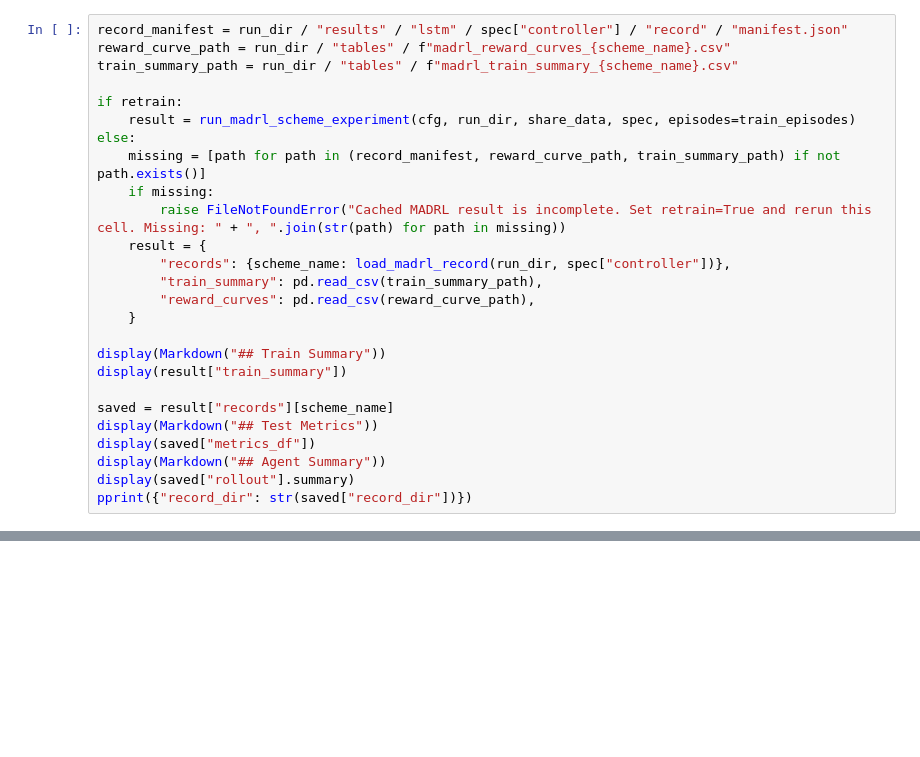
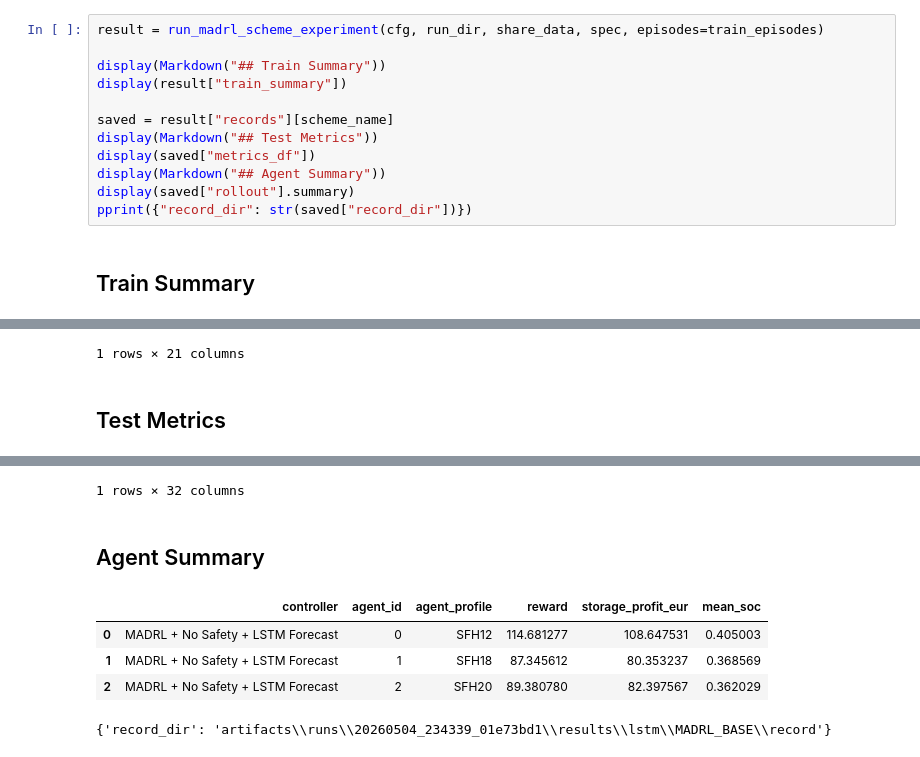
Before and after one commit to wenyuxin-00/MADRL_ESS, a Jupyter notebook: notebooks/madrl_base.ipynb, the cells around one changed output, grey strips where cells are left out. Saved outputs shown, nothing was run; the diff lists cells and outputs as text; blank space fills up the shorter version.

```diff
--- a/notebooks/madrl_base.ipynb
+++ b/notebooks/madrl_base.ipynb
@@ -56,19 +56,5 @@ display(pd.DataFrame([{
 # %%
-record_manifest = run_dir / "results" / "lstm" / spec["controller"] / "record" / "manifest.json"
-reward_curve_path = run_dir / "tables" / f"madrl_reward_curves_{scheme_name}.csv"
-train_summary_path = run_dir / "tables" / f"madrl_train_summary_{scheme_name}.csv"
-
-if retrain:
-    result = run_madrl_scheme_experiment(cfg, run_dir, share_data, spec, episodes=train_episodes)
-else:
-    missing = [path for path in (record_manifest, reward_curve_path, train_summary_path) if not path.exists()]
-    if missing:
-        raise FileNotFoundError("Cached MADRL result is incomplete. Set retrain=True and rerun this cell. Missing: " + ", ".join(str(path) for path in missing))
-    result = {
-        "records": {scheme_name: load_madrl_record(run_dir, spec["controller"])},
-        "train_summary": pd.read_csv(train_summary_path),
-        "reward_curves": pd.read_csv(reward_curve_path),
-    }
+result = run_madrl_scheme_experiment(cfg, run_dir, share_data, spec, episodes=train_episodes)
 
 display(Markdown("## Train Summary"))
 display(result["train_summary"])
@@ -79,3 +65,5 @@ display(saved["metrics_df"])
 display(Markdown("## Agent Summary"))
 display(saved["rollout"].summary)
 pprint({"record_dir": str(saved["record_dir"])})
+# %% [output]
+## Train Summary
@@ -81,0 +72,2 @@ pprint({"record_dir": str(saved["record_dir"])})
+1 rows × 21 columns
+## Test Metrics
@@ -82,3 +76,10 @@ pprint({"record_dir": str(saved["record_dir"])})
+1 rows × 32 columns
+## Agent Summary
+|  | controller | agent_id | agent_profile | reward | storage_profit_eur | mean_soc |
+| 0 | MADRL + No Safety + LSTM Forecast | 0 | SFH12 | 114.681277 | 108.647531 | 0.405003 |
+| 1 | MADRL + No Safety + LSTM Forecast | 1 | SFH18 | 87.345612 | 80.353237 | 0.368569 |
+| 2 | MADRL + No Safety + LSTM Forecast | 2 | SFH20 | 89.380780 | 82.397567 | 0.362029 |
+{'record_dir': 'artifacts\\runs\\20260504_234339_01e73bd1\\results\\lstm\\MADRL_BASE\\record'}
 # %%
 plt.close("all")
 figures = plot_madrl_outputs(result, run_dir)
```
Also changed, not shown: parts of 4 cells of this notebook, 35 other files.
